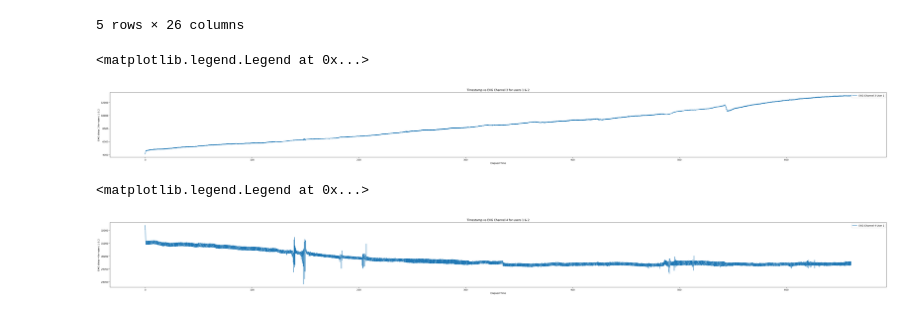
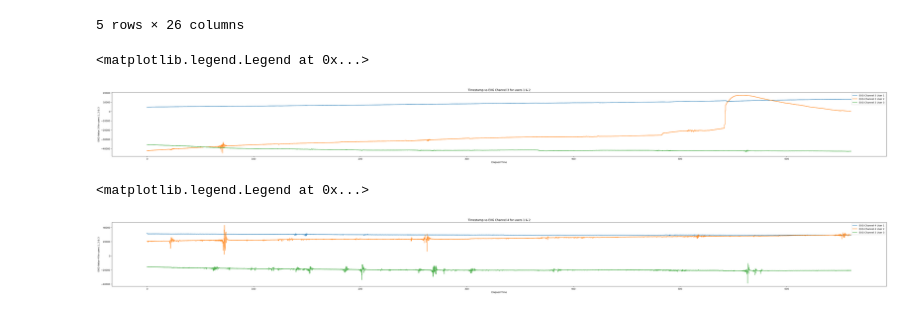
Before and after one commit to hdeavila1992/Robot_Human_Interfase_v0, a Jupyter notebook: notebooks/VisualizeData.ipynb, the cells around one changed output. Saved outputs shown, nothing was run; the diff lists cells and outputs as text; code cells hidden in the pictures.

Commit message:
Visualize EXG channel 3 & 4 vs Elapsed Time for users 1,2&3

```diff
--- a/notebooks/VisualizeData.ipynb
+++ b/notebooks/VisualizeData.ipynb
@@ -114,21 +114,23 @@ display(df3_c.head())
 fig, ax = plt.subplots(figsize=(60, 5))
 ax.set_title("Timestamp vs EXG Channel 3 for users 1 & 2")
 ax.plot(df1_c['Elapsed Time'], df1_c['EXG Channel 3'], label='EXG Channel 3 User 1')
-#ax.plot(df2_c['Elapsed Time'], df2_c['EXG Channel 3'], label='EXG Channel 3 User 2')
+ax.plot(df2_c['Elapsed Time'], df2_c['EXG Channel 3'], label='EXG Channel 3 User 2')
+ax.plot(df3_c['Elapsed Time'], df3_c['EXG Channel 3'], label='EXG Channel 3 User 3')
 ax.set_xlabel("Elapsed Time")
-ax.set_ylabel("EXG Value 3 for users 1 & 2")
+ax.set_ylabel("EXG Value 3 for users 1, 2 & 3")
 ax.legend()
 # %% [output]
 <matplotlib.legend.Legend at 0x...>
-[figure, old version]
+[figure, new version]
 # %%
 fig, ax = plt.subplots(figsize=(60, 5))
 ax.set_title("Timestamp vs EXG Channel 4 for users 1 & 2")
 ax.plot(df1_c['Elapsed Time'], df1_c['EXG Channel 4'], label='EXG Channel 4 User 1')
-#ax.plot(df2_c['Elapsed Time'], df2_C['EXG Channel 4'], label='EXG Channel 34User 2')
+ax.plot(df2_c['Elapsed Time'], df2_c['EXG Channel 4'], label='EXG Channel 4 User 2')
+ax.plot(df3_c['Elapsed Time'], df3_c['EXG Channel 4'], label='EXG Channel 3 User 3')
 ax.set_xlabel("Elapsed Time")
-ax.set_ylabel("EXG Value 4 for users 1 & 2")
+ax.set_ylabel("EXG Value 4 for users 1, 2 & 3")
 ax.legend()
 # %% [output]
 <matplotlib.legend.Legend at 0x...>
-[figure, old version]
+[figure, new version]
```
